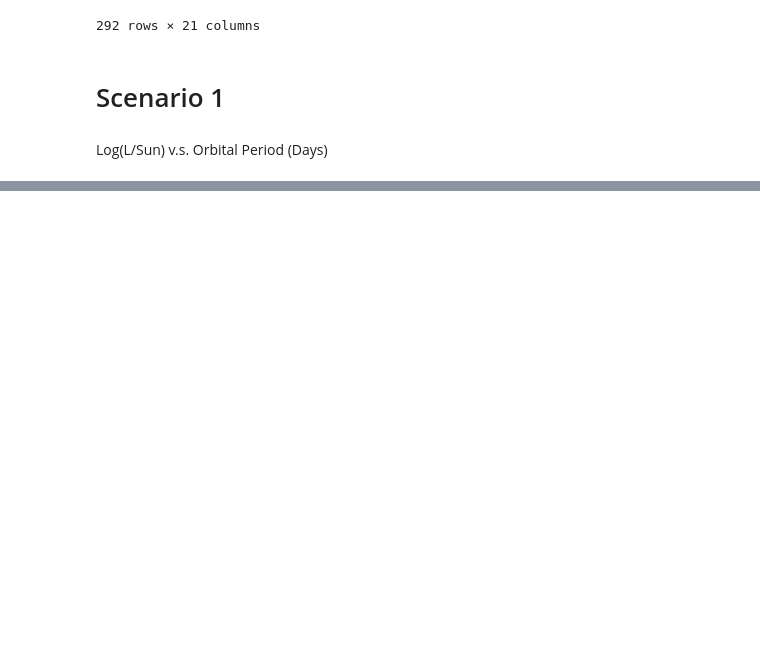
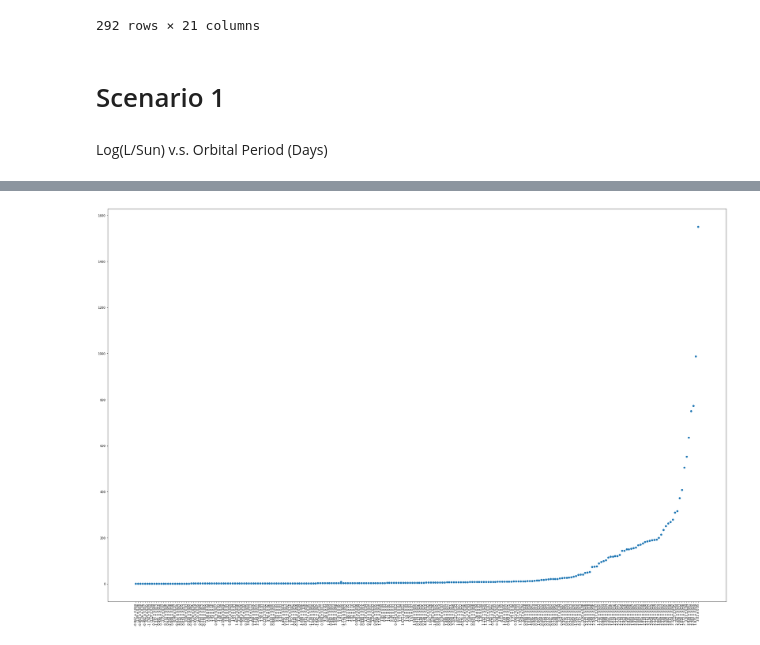
Before and after one commit to aaronsuu/star_luminosity_analysis, a Jupyter notebook: Research_Aaron_S.ipynb, the cells around one changed output, grey strips where cells are left out. Saved outputs shown, nothing was run; the diff lists cells and outputs as text; code cells hidden in the pictures; blank space fills up the shorter version.

```diff
--- a/Research_Aaron_S.ipynb
+++ b/Research_Aaron_S.ipynb
@@ -60,3 +60,6 @@ df.columns = [c.replace('(', '_') for c in df.columns]
 df.columns = [c.replace(')', '_') for c in df.columns]
 #Replaces the slash in the dataframe column headers
 df.columns = [c.replace('/', '_') for c in df.columns]
+#drops nan values for Lumonsity and Period values
+df.dropna(subset=['log__L_Lsun_', 'Period__days_'], inplace=True)
+df
@@ -75,2 +107,7 @@ Index(['System', 'Period__days_', 'V', 'Spectral_type', 'Mass__Msun_',
 # %%
-df['log__L_Lsun_'].replace(regex=True, inplace=True, to_replace=r'[^0-9.\-±]', value=r'')
+#Replaces the +- sign
+#df['log__L_Lsun_'].replace(regex=True, inplace=True, to_replace=r'[^0-9.\-±]', value=r'')
+#Sort Values in terms of Orbital Period
+df = df.sort_values(by = 'Period__days_',kind='quicksort')
+df = df.reset_index(drop=True)
+df
@@ -92,0 +128,9 @@ df
+# %%
+plt.figure()
+plt.scatter(df.log__L_Lsun_, df.Period__days_)
+plt.rcParams["figure.figsize"] = [30,20]
+plt.rcParams["figure.autolayout"] = True
+plt.xticks(rotation=90)
+plt.autoscale(enable=True, axis=u'both', tight=False)
+# %% [output]
+[figure, added]
```
Also changed, not shown: parts of 7 cells of this notebook.
